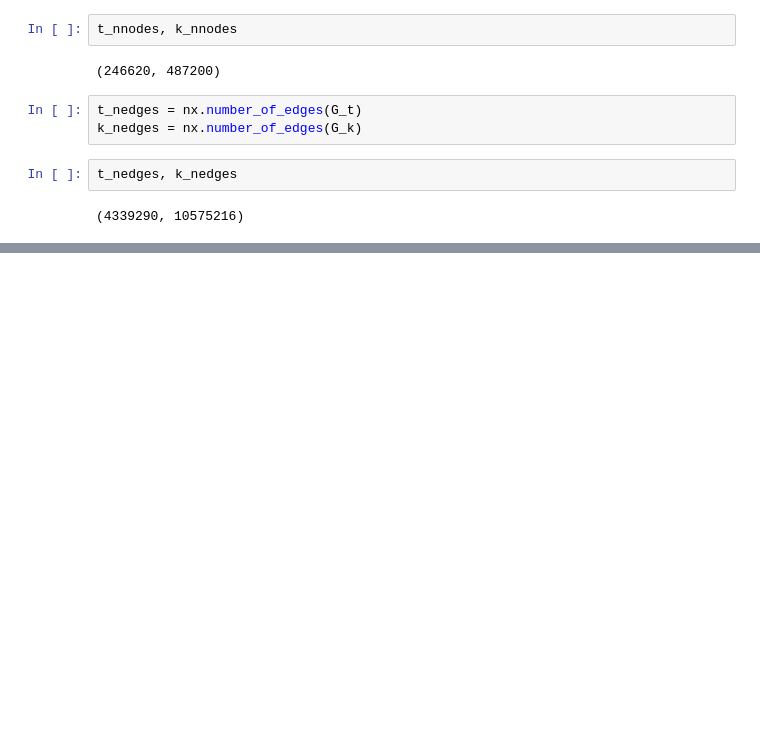
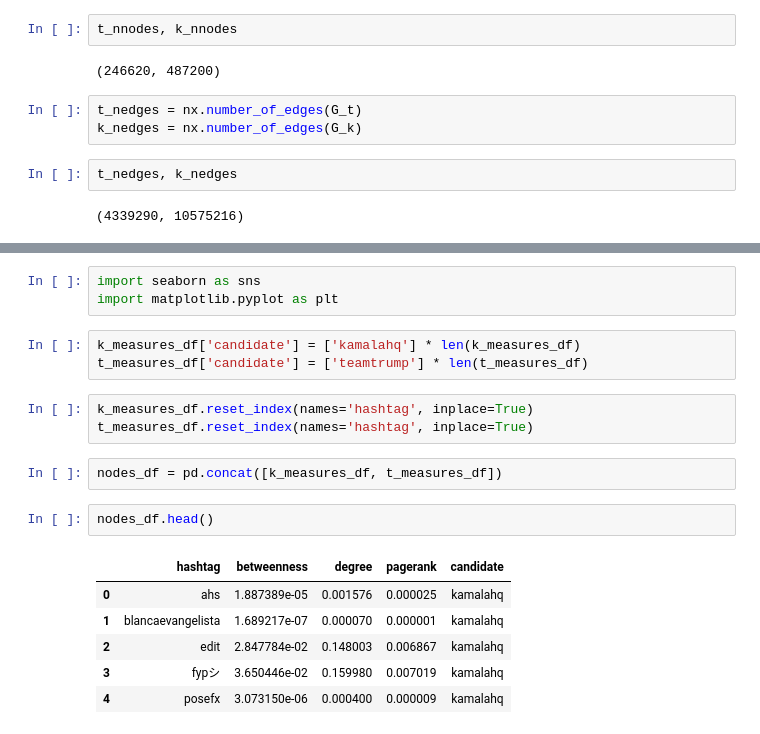
Before and after one commit to nitomanto/the-t-word, a Jupyter notebook: network.ipynb, the cells around one changed output, grey strips where cells are left out. Cells and saved outputs as stored; diff of their text form; blank space fills up the shorter version.

```diff
--- a/network.ipynb
+++ b/network.ipynb
@@ -165,0 +218,20 @@ t_nedges, k_nedges
+# %%
+import seaborn as sns
+import matplotlib.pyplot as plt
+# %%
+k_measures_df['candidate'] = ['kamalahq'] * len(k_measures_df)
+t_measures_df['candidate'] = ['teamtrump'] * len(t_measures_df)
+# %%
+k_measures_df.reset_index(names='hashtag', inplace=True)
+t_measures_df.reset_index(names='hashtag', inplace=True)
+# %%
+nodes_df = pd.concat([k_measures_df, t_measures_df])
+# %%
+nodes_df.head()
+# %% [output]
+|  | hashtag | betweenness | degree | pagerank | candidate |
+| 0 | ahs | 1.887389e-05 | 0.001576 | 0.000025 | kamalahq |
+| 1 | blancaevangelista | 1.689217e-07 | 0.000070 | 0.000001 | kamalahq |
+| 2 | edit | 2.847784e-02 | 0.148003 | 0.006867 | kamalahq |
+| 3 | fypシ | 3.650446e-02 | 0.159980 | 0.007019 | kamalahq |
+| 4 | posefx | 3.073150e-06 | 0.000400 | 0.000009 | kamalahq |
```
Also changed, not shown: parts of 11 cells of this notebook, 2 other files.
